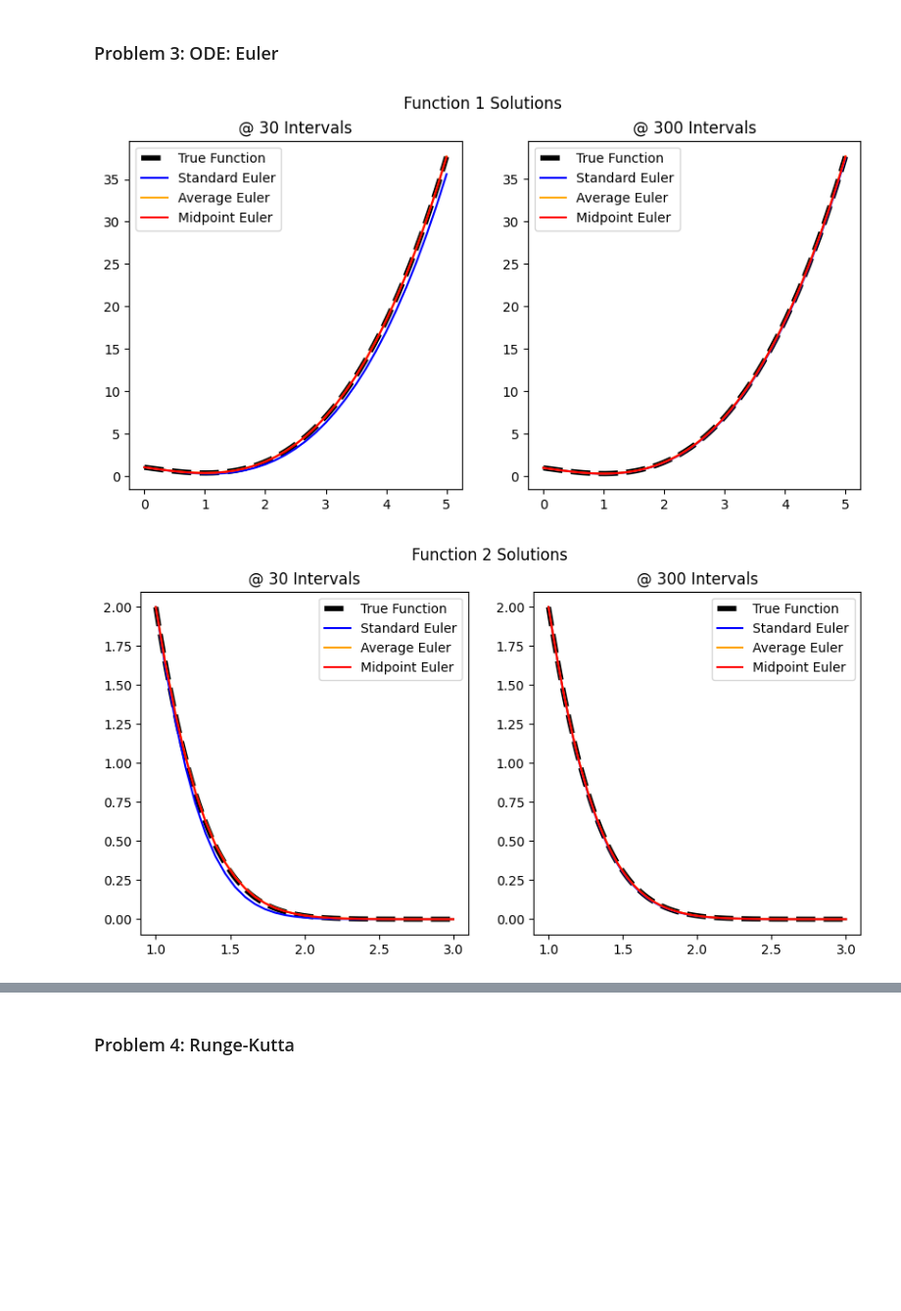
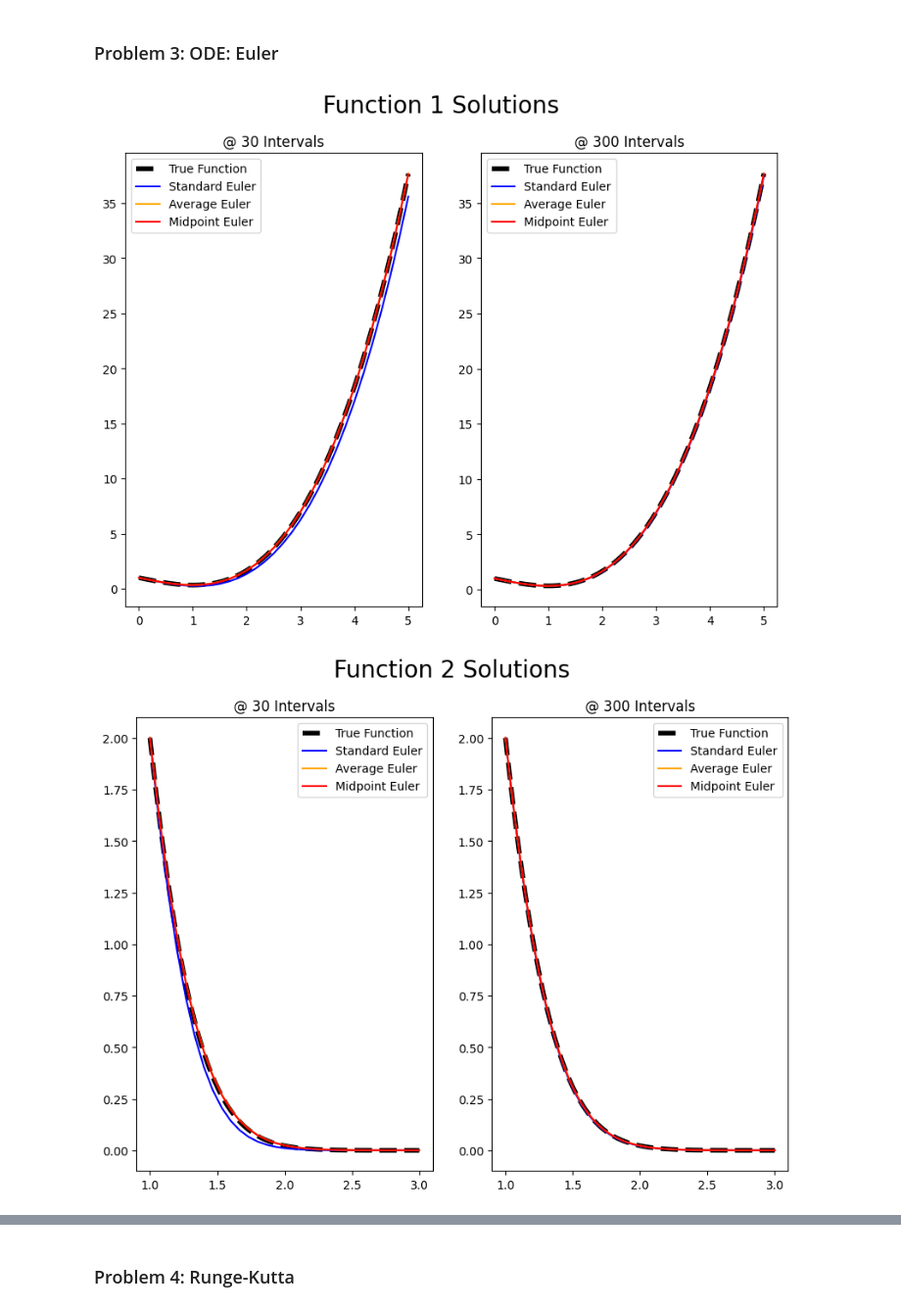
Before and after one commit to h-e-t/AERO222, a Jupyter notebook: HW5/TruebaHW5.ipynb, the cells around one changed output, grey strips where cells are left out. Shown at 98% size. Drawn from its saved outputs; the diff is of its cells as text; code cells hidden in the pictures; blank space fills up the shorter version.

```diff
--- a/HW5/TruebaHW5.ipynb
+++ b/HW5/TruebaHW5.ipynb
@@ -181,6 +181,7 @@ func1, plots1 = plt.subplots(1,2)
 
 func1.suptitle('Function 1 Solutions\n')
 func1.set_figwidth(10, True)
+func1.set_figheight(7, True)
 
 plots1[0].plot(ODE1xlist, ODE1Real, label = 'True Function', linewidth = 4, linestyle = '--', c = 'k')
 plots1[0].plot(SODE1_30[0], SODE1_30[1], label = 'Standard Euler', c = 'b')
@@ -219,32 +220,34 @@ func2, plots2 = plt.subplots(1,2)
 ##### 30 Interval Solutions for Function 2 #####
 
 
 SODE2_30 = standardEuler(ODE2, 1, 3, 2, 30) # returns 2 lists (xvalues, yvalues)
 AODE2_30 = avgEuler(ODE2, 1, 3, 2, 30)
 MODE2_30 = midEuler(ODE2, 1, 3, 2, 30)
 
 func2.suptitle('Function 2 Solutions')
 func2.set_figwidth(10, True)
+func2.set_figheight(7, True)
 
 plots2[0].plot(ODE2xlist, ODE2Real, label = 'True Function', linewidth = 4, linestyle = '--', c = 'k')
 plots2[0].plot(SODE2_30[0], SODE2_30[1], label = 'Standard Euler', c = 'b')
 plots2[0].plot(AODE2_30[0], AODE2_30[1], label = 'Average Euler', c = 'orange')
 plots2[0].plot(MODE2_30[0], MODE2_30[1], label = 'Midpoint Euler', c = 'red')
 plots2[0].set_title('@ 30 Intervals')
 plots2[0].legend()
 
 ##### 300 Interval Solutions for Function 2 ####
 SODE2_300 = standardEuler(ODE2, 1, 3, 2, 300) # returns 2 lists (xvalues, yvalues)
 AODE2_300 = avgEuler(ODE2, 1, 3, 2, 300)
 MODE2_300 = midEuler(ODE2, 1, 3, 2, 300)
 
 plots2[1].plot(ODE2xlist, ODE2Real, label = 'True Function', linewidth = 4, linestyle = '--', c = 'k')
 plots2[1].plot(SODE2_300[0], SODE2_300[1], label = 'Standard Euler', c = 'b')
 plots2[1].plot(AODE2_300[0], AODE2_300[1], label = 'Average Euler', c = 'orange')
 plots2[1].plot(MODE2_300[0], MODE2_300[1], label = 'Midpoint Euler', c = 'red')
 plots2[1].set_title('@ 300 Intervals')
 plots2[1].legend()
+plt.rc('figure', titlesize=20)
 plt.show()
 # %% [output]
-[figure, old version]
+[figure, new version]
-[figure, old version]
+[figure, new version]
```
Also changed, not shown: parts of 3 cells of this notebook, 1 other file.
